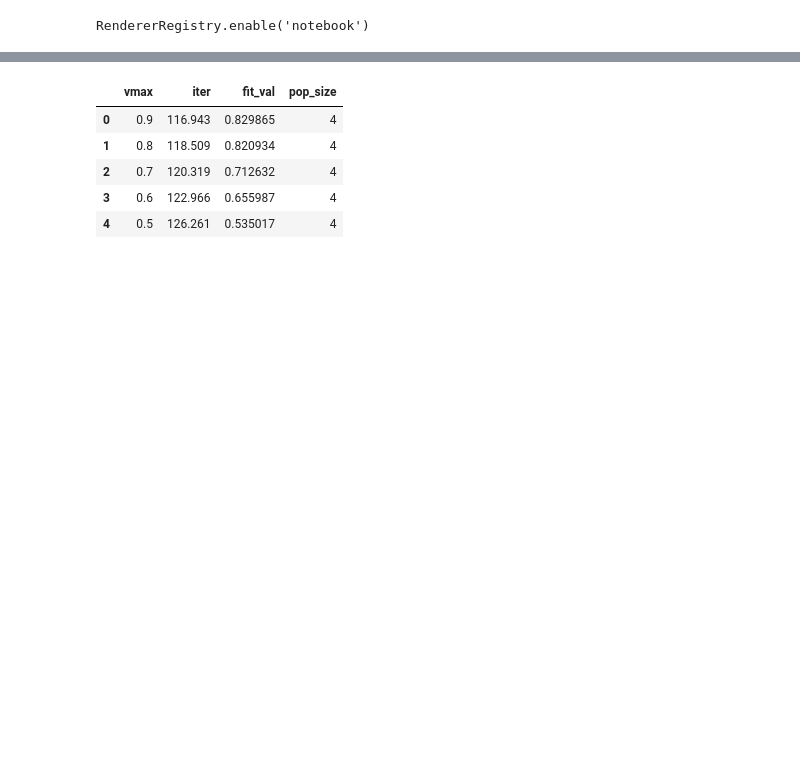
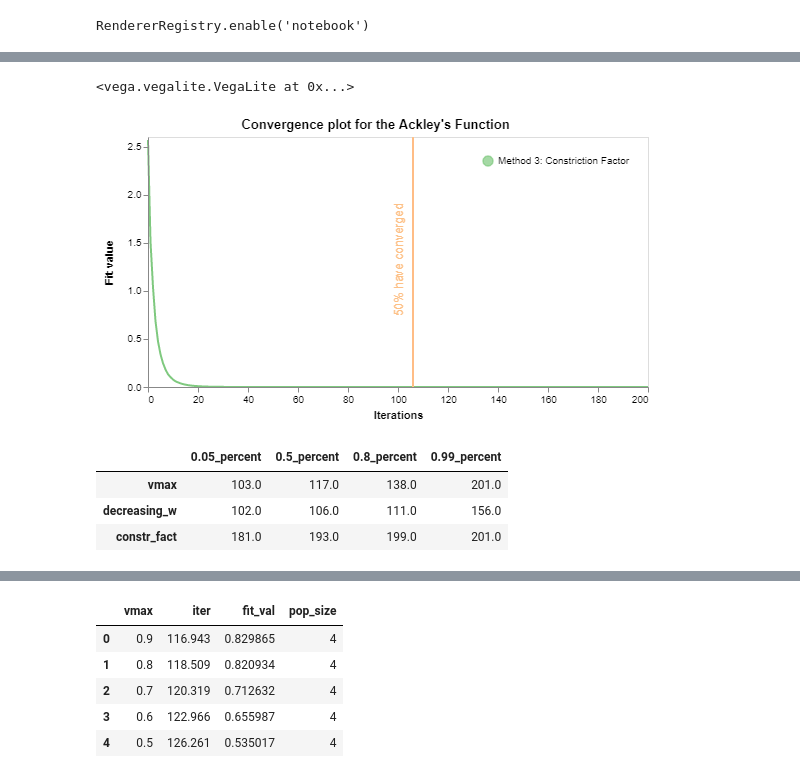
Before and after one commit to NuriaValls/PSO-2RW-Applications, a Jupyter notebook: Vis Albert/Albert visualization.ipynb, the cells around one changed output, grey strips where cells are left out. Cells and saved outputs as stored; diff of their text form; code cells hidden in the pictures; blank space fills up the shorter version.

```diff
--- a/Vis Albert/Albert visualization.ipynb
+++ b/Vis Albert/Albert visualization.ipynb
@@ -41,0 +150,41 @@ for k in my_dict.keys():
+# %%
+base1 = alt.Chart(out, width = 500, height = 250).mark_line().encode(
+    x = alt.X("iterations:Q", title = "Iterations", scale = alt.Scale(domain = [0,200]),axis=alt.Axis(grid=False)),
+    y = alt.Y("fit_val3:Q", title = "Fit value",axis=alt.Axis(grid=False)),
+    color = alt.Color("Method3:N",
+                      legend = alt.Legend(title = "", orient = "top-right",),#symbolType ="square"),
+                      scale = alt.Scale(range=["rgb(127,201,127)", "rgb(190,74,212)", "rgb(253,192,134)"])),
+).properties(title = "Convergence plot for the Ackley's Function",
+)
+
+v1 = alt.Chart().mark_rule().encode(
+    x = "a:Q",
+    color = alt.value("rgb(253,192,134)"),
+    opacity = alt.value(0.2)
+)
+
+t1 = alt.Chart(out).mark_text(align='left', fontSize=12,
+                              text='50% have converged', angle = 270, dx = 67, dy = 5).encode(
+    x = alt.X("mean(iterations):Q", title = "Iterations", scale = alt.Scale(domain = [0,200]),axis=alt.Axis(grid=False)),
+    y = alt.Y("mean(fit_val3):Q", title = "Fit value",axis=alt.Axis(grid=False)),
+    color = alt.value("rgb(253,192,134)"),
+)
+
+c1 = alt.layer(
+    base1,base1.mark_point(filled=True, size = 0),t1,v1,
+    data=out
+).transform_calculate(
+    a=str(conv_dict.loc["decreasing_w", "0.5_percent"]),
+    b=str(conv_dict.loc["vmax", "0.8_percent"])
+)
+c1
+# %% [output]
+<vega.vegalite.VegaLite at 0x...>
+[figure, added]
+# %%
+conv_dict
+# %% [output]
+|  | 0.05_percent | 0.5_percent | 0.8_percent | 0.99_percent |
+| vmax | 103.0 | 117.0 | 138.0 | 201.0 |
+| decreasing_w | 102.0 | 106.0 | 111.0 | 156.0 |
+| constr_fact | 181.0 | 193.0 | 199.0 | 201.0 |
```
Also changed, not shown: parts of 26 cells of this notebook, 12 other files.
